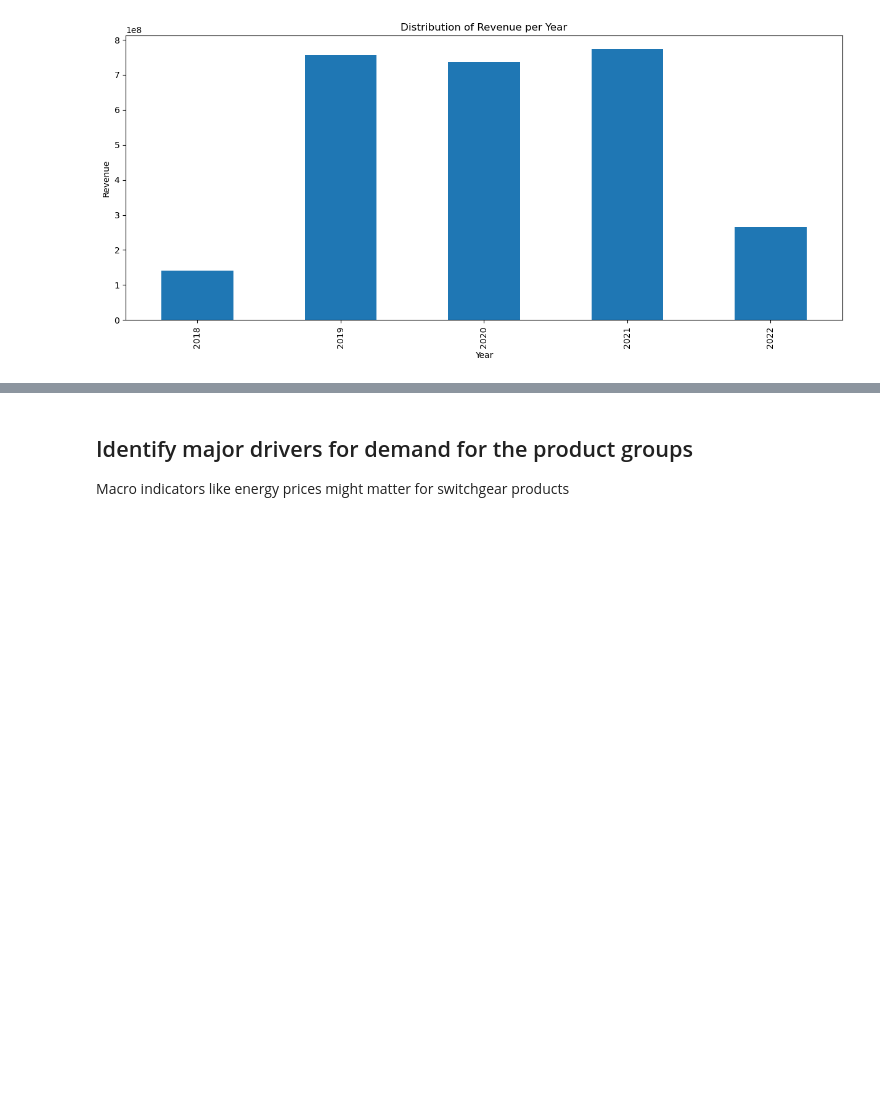
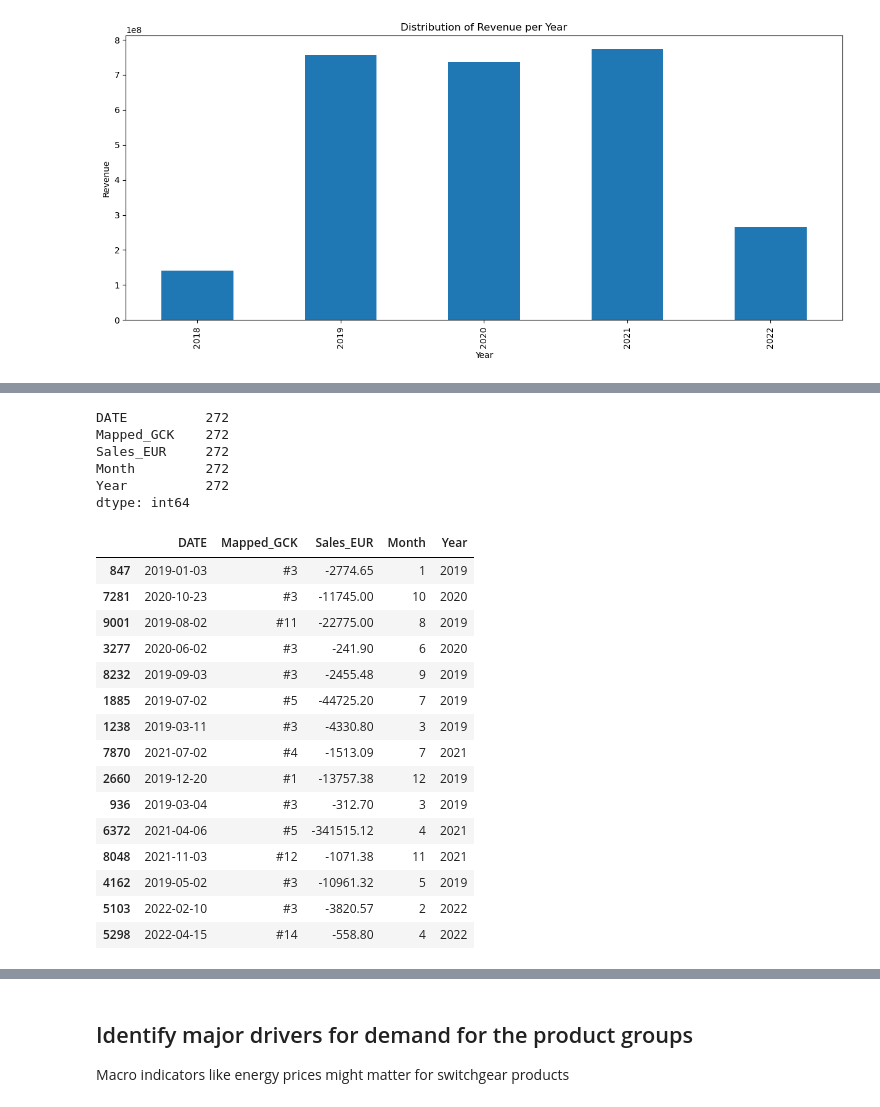
Before and after one commit to RubenCMarques/Case-2--Siemens-Sales-Forecast, a Jupyter notebook: Notebooks/Diogo_workspace.ipynb, the cells around one changed output, grey strips where cells are left out. Cells and saved outputs as stored; diff of their text form; code cells hidden in the pictures; blank space fills up the shorter version.

```diff
--- a/Notebooks/Diogo_workspace.ipynb
+++ b/Notebooks/Diogo_workspace.ipynb
@@ -112,3 +126,6 @@ Data columns (total 3 columns):
  2   Sales_EUR   9795 non-null   float64
 dtypes: datetime64[ns](1), float64(1), object(1)
 memory usage: 229.9+ KB
+# %%
+# Make date the index
+sales_data.set_index('DATE', inplace=True)
@@ -114,0 +152,3 @@ memory usage: 229.9+ KB
+# %%
+# sort the data by the index
+sales_data.sort_index(inplace=True)
@@ -383,0 +485,30 @@ plt.show()
+# %%
+# Check number of negative values per column
+sales_data[sales_data['Sales_EUR'] < 0].count()
+# %% [output]
+DATE          272
+Mapped_GCK    272
+Sales_EUR     272
+Month         272
+Year          272
+dtype: int64
+# %%
+negative_values = sales_data[sales_data['Sales_EUR'] < 0]
+negative_values.sample(15)
+# %% [output]
+|  | DATE | Mapped_GCK | Sales_EUR | Month | Year |
+| 847 | 2019-01-03 | #3 | -2774.65 | 1 | 2019 |
+| 7281 | 2020-10-23 | #3 | -11745.00 | 10 | 2020 |
+| 9001 | 2019-08-02 | #11 | -22775.00 | 8 | 2019 |
+| 3277 | 2020-06-02 | #3 | -241.90 | 6 | 2020 |
+| 8232 | 2019-09-03 | #3 | -2455.48 | 9 | 2019 |
+| 1885 | 2019-07-02 | #5 | -44725.20 | 7 | 2019 |
+| 1238 | 2019-03-11 | #3 | -4330.80 | 3 | 2019 |
+| 7870 | 2021-07-02 | #4 | -1513.09 | 7 | 2021 |
+| 2660 | 2019-12-20 | #1 | -13757.38 | 12 | 2019 |
+| 936 | 2019-03-04 | #3 | -312.70 | 3 | 2019 |
+| 6372 | 2021-04-06 | #5 | -341515.12 | 4 | 2021 |
+| 8048 | 2021-11-03 | #12 | -1071.38 | 11 | 2021 |
+| 4162 | 2019-05-02 | #3 | -10961.32 | 5 | 2019 |
+| 5103 | 2022-02-10 | #3 | -3820.57 | 2 | 2022 |
+| 5298 | 2022-04-15 | #14 | -558.80 | 4 | 2022 |
```
Also changed, not shown: parts of 19 cells of this notebook.
